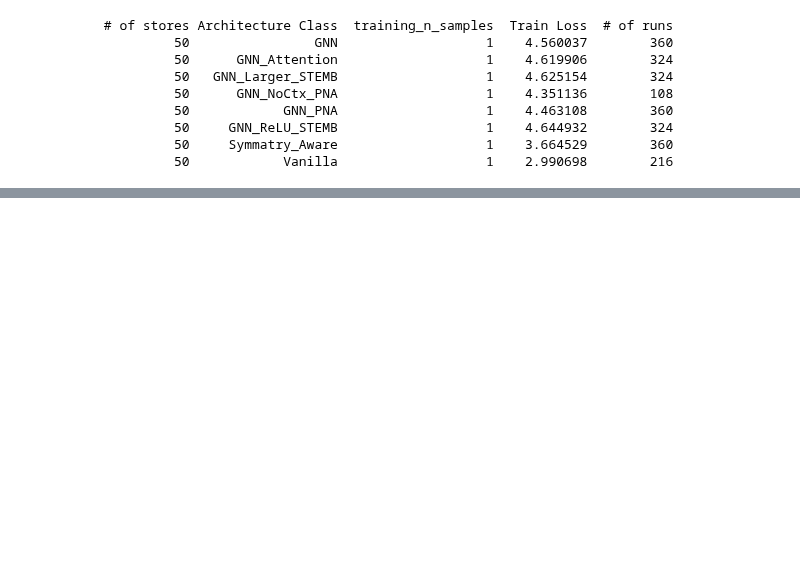
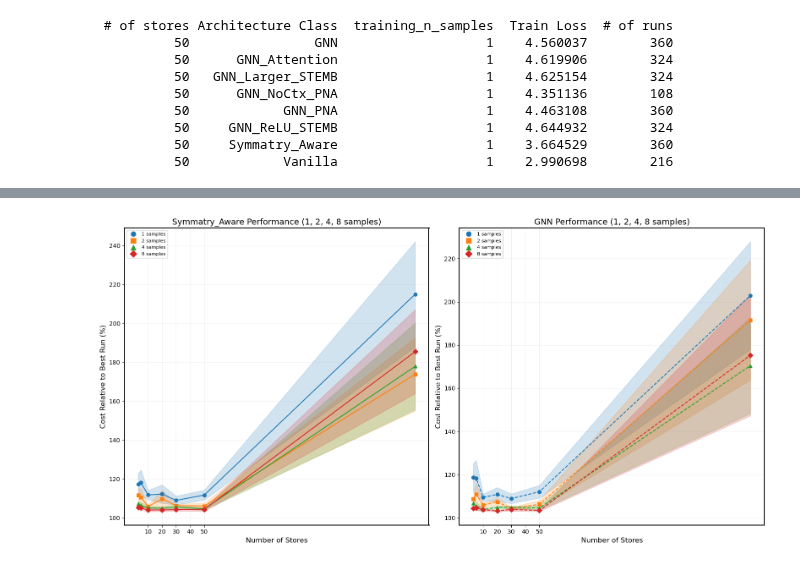
Before and after one commit to minuk302/Neural_inventory_control, a Jupyter notebook: ray_analysis.ipynb, the cells around one changed output, grey strips where cells are left out. Drawn from its saved outputs; the diff is of its cells as text; code cells hidden in the pictures; blank space fills up the shorter version.

```diff
--- a/ray_analysis.ipynb
+++ b/ray_analysis.ipynb
@@ -867,0 +1109,95 @@ print(df.to_string(index=False))
+# %%
+import matplotlib.pyplot as plt
+import numpy as np
+
+# Set up the plot style
+fig, (ax1, ax2) = plt.subplots(1, 2, figsize=(16, 8))
+
+# Define colors for different training_n_samples
+colors_2 = {1: '#1f77b4', 2: '#ff7f0e', 4: '#2ca02c', 8: '#d62728'}
+
+# Define line styles for different architecture classes
+line_styles = {'Symmatry_Aware': '-', 'GNN': '--'}
+
+# Define markers for different training_n_samples
+markers_2 = {1: 'o', 2: 's', 4: '^', 8: 'D'}
+
+# Plot lines for Symmatry_Aware in the first subplot
+for n_samples in [1, 2, 4, 8]:
+    data = df[(df['Architecture Class'] == 'Symmatry_Aware') & (df['training_n_samples'] == n_samples)]
+    mean = data['Test Gap %']
+    std = data['Test Gap % Std']
+    x = data['# of stores']
+
+    # Plot the mean line
+    ax1.plot(x, mean,
+             color=colors_2[n_samples],
+             linestyle=line_styles['Symmatry_Aware'],
+             marker=markers_2[n_samples],
+             label=f'{n_samples} samples')
+
+    # Plot the 95% confidence interval
+    ax1.fill_between(x, mean - 1.96*std/np.sqrt(12), mean + 1.96*std/np.sqrt(12),
+                     color=colors_2[n_samples], alpha=0.2)
+
+# Plot lines for GNN in the second subplot
+for n_samples in [1, 2, 4, 8]:
+    data = df[(df['Architecture Class'] == 'GNN') & (df['training_n_samples'] == n_samples)]
+    mean = data['Test Gap %']
+    std = data['Test Gap % Std']
+    x = data['# of stores']
+
+    # Plot the mean line
+    ax2.plot(x, mean,
+             color=colors_2[n_samples],
+             linestyle=line_styles['GNN'],
+             marker=markers_2[n_samples],
+             label=f'{n_samples} samples')
+
+    # Plot the 95% confidence interval
+    ax2.fill_between(x, mean - 1.96*std/np.sqrt(12), mean + 1.96*std/np.sqrt(12),
+                     color=colors_2[n_samples], alpha=0.2)
+
+# Customize the first subplot (Symmatry_Aware)
+ax1.set_xlabel('Number of Stores', fontsize=12)
+ax1.set_ylabel('Cost Relative to Best Run (%)', fontsize=12)
+ax1.set_title('Symmatry_Aware Performance (1, 2, 4, 8 samples)', fontsize=14)
+ax1.set_xticks([10, 20, 30, 40, 50])
+ax1.set_xticklabels(['10', '20', '30', '40', '50'])
+ax1.grid(True, which="both", ls="-", alpha=0.2)
+ax1.spines['top'].set_visible(True)
+ax1.spines['right'].set_visible(True)
+ax1.spines['bottom'].set_visible(True)
+ax1.spines['left'].set_visible(True)
+for spine in ax1.spines.values():
+    spine.set_linewidth(1.5)
+
+# Customize the second subplot (GNN)
+ax2.set_xlabel('Number of Stores', fontsize=12)
+ax2.set_ylabel('Cost Relative to Best Run (%)', fontsize=12)
+ax2.set_title('GNN Performance (1, 2, 4, 8 samples)', fontsize=14)
+ax2.set_xticks([10, 20, 30, 40, 50])
+ax2.set_xticklabels(['10', '20', '30', '40', '50'])
+ax2.grid(True, which="both", ls="-", alpha=0.2)
+ax2.spines['top'].set_visible(True)
+ax2.spines['right'].set_visible(True)
+ax2.spines['bottom'].set_visible(True)
+ax2.spines['left'].set_visible(True)
+for spine in ax2.spines.values():
+    spine.set_linewidth(1.5)
+
+# Create custom legend
+legend_elements = []
+
+# Add marker legend for samples
+for n_samples, marker in markers_2.items():
+    legend_elements.append(plt.Line2D([0], [0], marker=marker, color=colors_2[n_samples], linestyle='None', markersize=8, label=f'{n_samples} samples'))
+
+# Add the legend to both subplots
+ax1.legend(handles=legend_elements, loc='upper left', fontsize=8)
+ax2.legend(handles=legend_elements, loc='upper left', fontsize=8)
+
+plt.tight_layout()
+plt.show()
+# %% [output]
+[figure, added]
```
Also changed, not shown: parts of 8 cells of this notebook, 19 other files.
